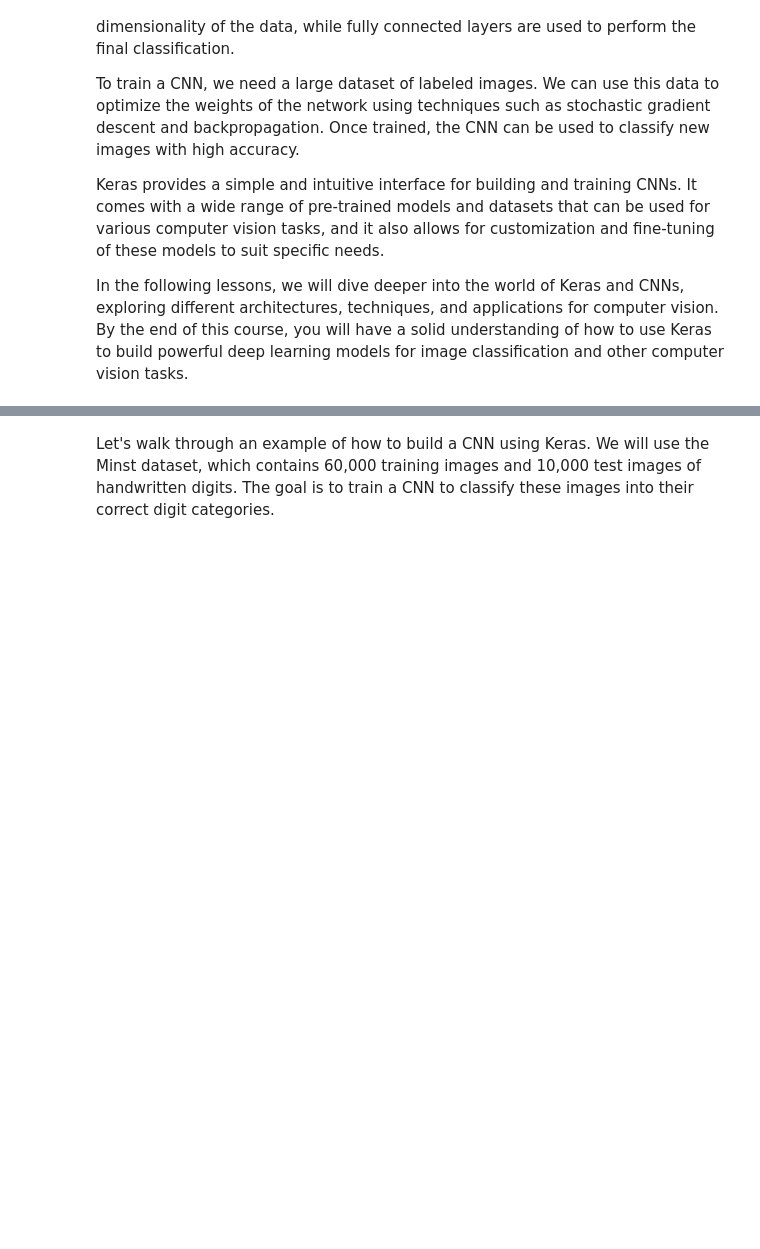
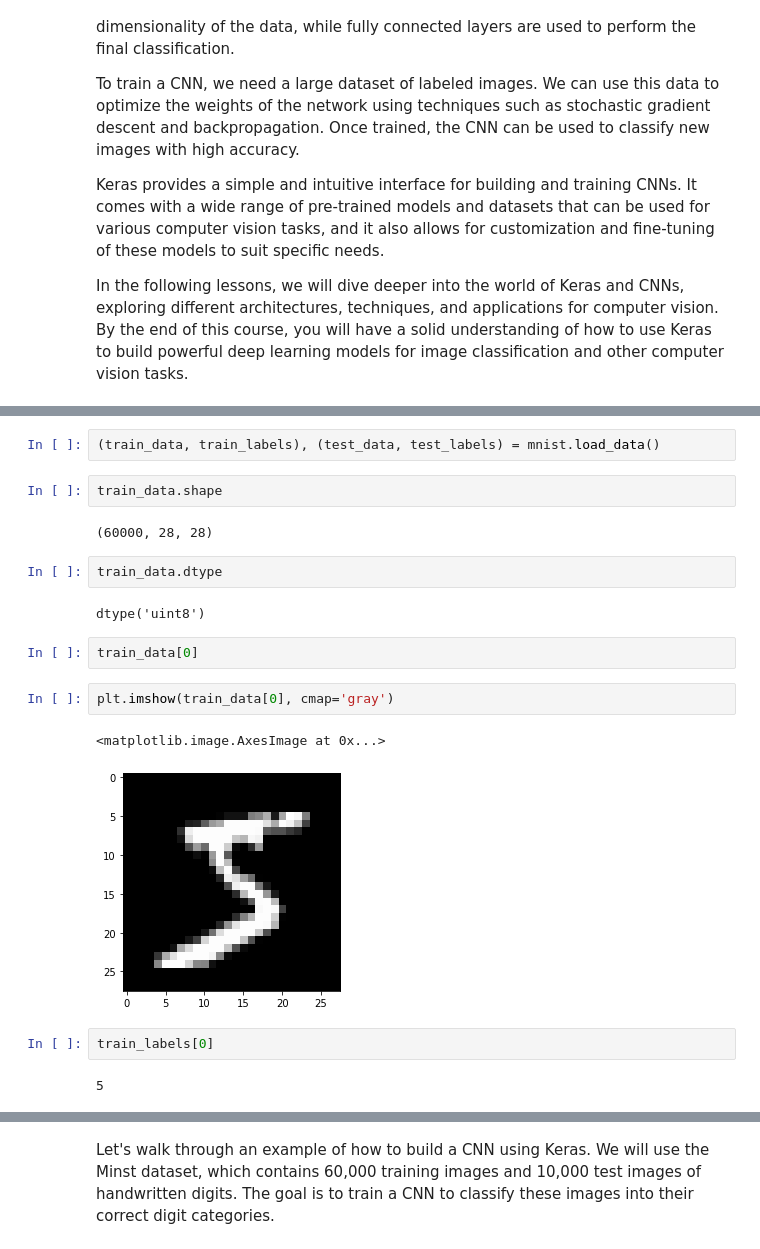
Before and after one commit to currymike123/ComputerVision, a Jupyter notebook: Module6.ipynb, the cells around one changed output, grey strips where cells are left out. Cells and saved outputs as stored; diff of their text form; blank space fills up the shorter version.

```diff
--- a/Module6.ipynb
+++ b/Module6.ipynb
@@ -15,0 +49,21 @@ In the following lessons, we will dive deeper into the world of Keras and CNNs,
+# %%
+(train_data, train_labels), (test_data, test_labels) = mnist.load_data()
+# %%
+train_data.shape
+# %% [output]
+(60000, 28, 28)
+# %%
+train_data.dtype
+# %% [output]
+dtype('uint8')
+# %%
+train_data[0]
+# %%
+plt.imshow(train_data[0], cmap='gray')
+# %% [output]
+<matplotlib.image.AxesImage at 0x...>
+[figure, added]
+# %%
+train_labels[0]
+# %% [output]
+5
```
Also changed, not shown: parts of 55 cells of this notebook, 23 other files.
